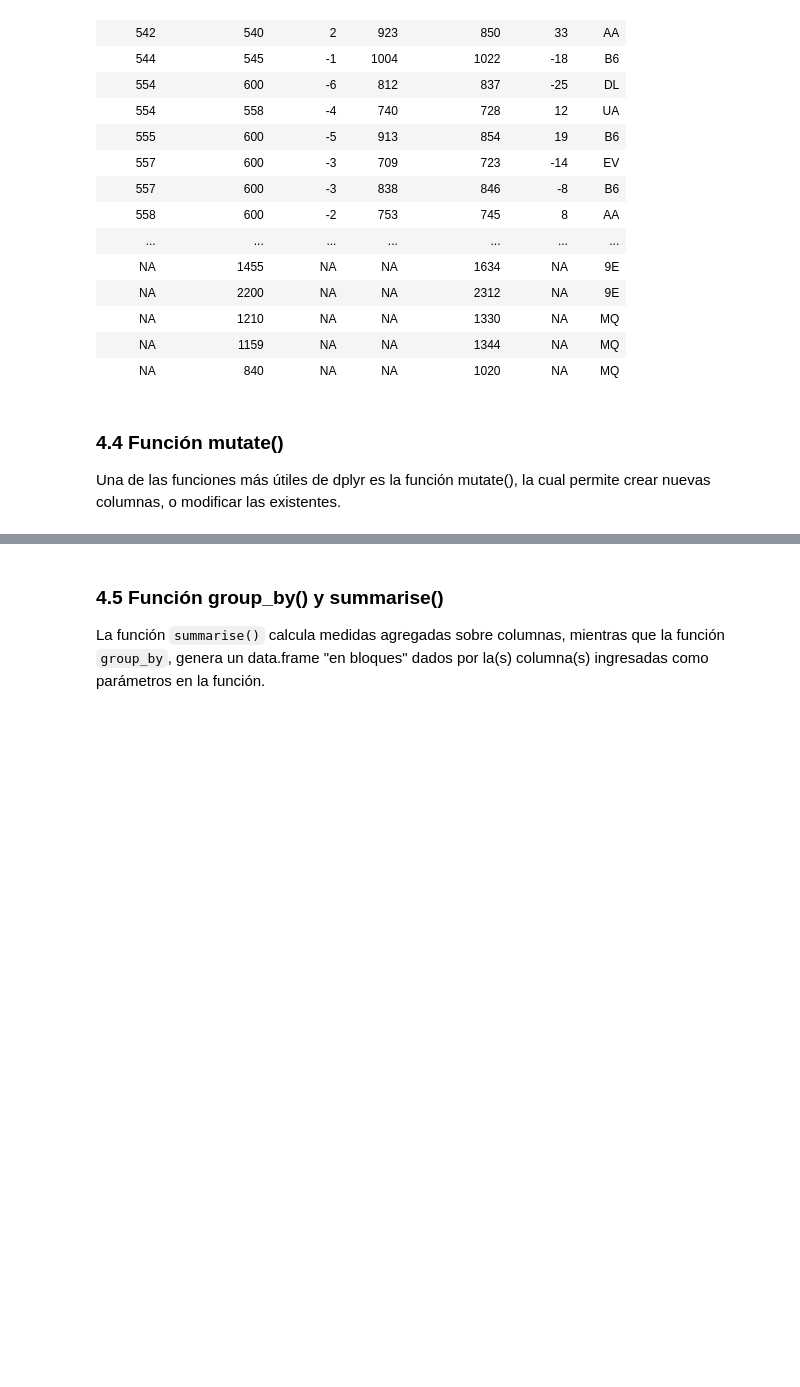
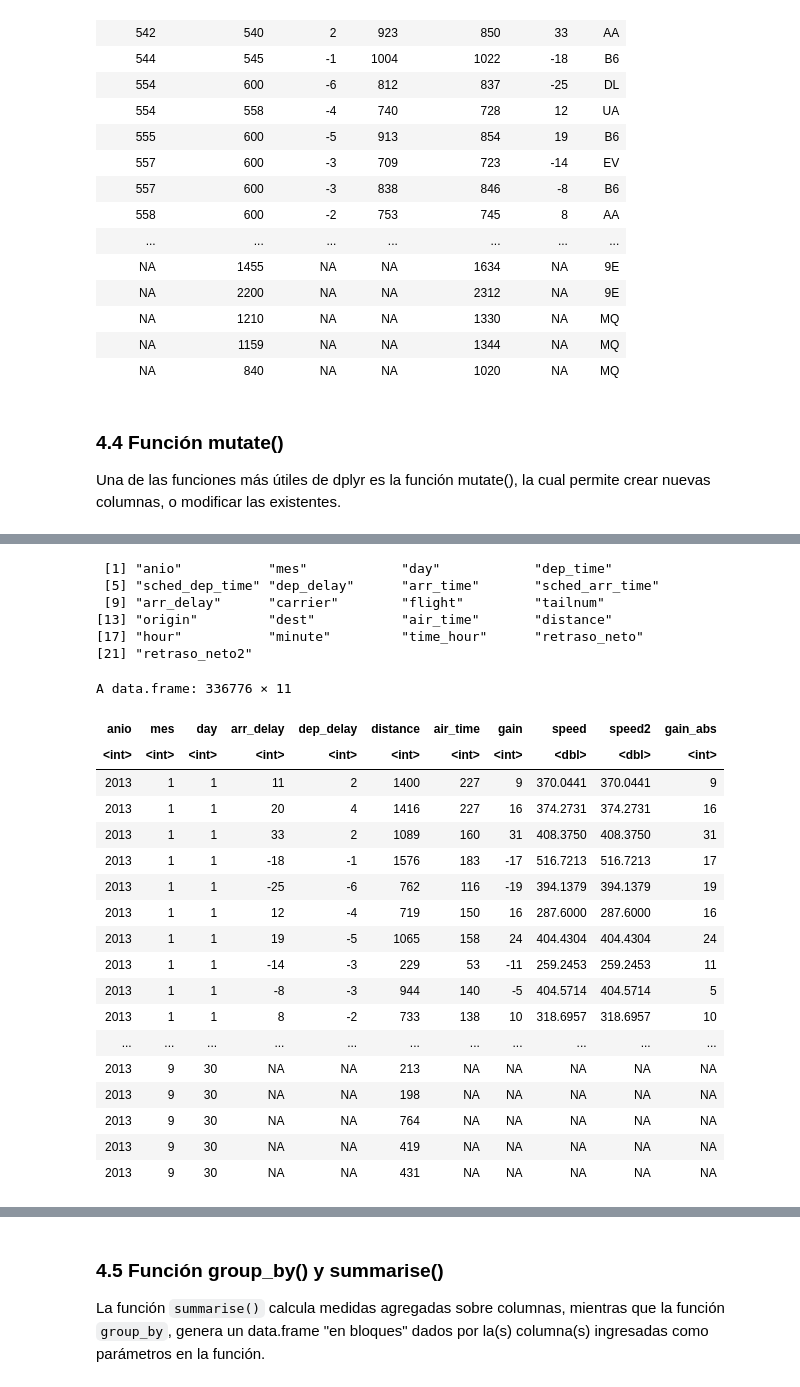
Before and after one commit to majorquev/DBDC_202409_Programacion_en_R_para_ciencia_de_datos, a Jupyter notebook: Clases/C3/Clase3_01_manipulacion_de_tablas_I.ipynb, the cells around one changed output, grey strips where cells are left out. Drawn from its saved outputs; the diff is of its cells as text; code cells hidden in the pictures; blank space fills up the shorter version.

```diff
--- a/Clases/C3/Clase3_01_manipulacion_de_tablas_I.ipynb
+++ b/Clases/C3/Clase3_01_manipulacion_de_tablas_I.ipynb
@@ -701,7 +701,5 @@ Una de las funciones más útiles de dplyr es la función mutate(), la cual perm
 # Crear una nueva columna llamada retraso_neto, que contenga la suma de arr_delay y dep_delay
 
 #antes
-
-#ahora
-
-# Recordar que esta nueva columna solo existe en la ejecución y no se ha modificado el dataset original.
+vuelos$retraso_neto <- vuelos$arr_delay + vuelos$dep_delay
+# vuelos[[retraso_neto]] <- vuelos$arr_delay + vuelos$dep_delay
@@ -708,3 +754,49 @@ Una de las funciones más útiles de dplyr es la función mutate(), la cual perm
+# %%
+# Si queremos hacer persistente el cambio en el dataframe
+vuelos <- mutate(vuelos, retraso_neto2 = arr_delay + dep_delay)
+# %%
+names(vuelos)
+# %% [output]
+ [1] "anio"           "mes"            "day"            "dep_time"
+ [5] "sched_dep_time" "dep_delay"      "arr_time"       "sched_arr_time"
+ [9] "arr_delay"      "carrier"        "flight"         "tailnum"
+[13] "origin"         "dest"           "air_time"       "distance"
+[17] "hour"           "minute"         "time_hour"      "retraso_neto"
+[21] "retraso_neto2"
 # %%
 # Primero defina una nueva data llamada muestra_fl que contenga la fecha, los retrasos, la distancia, y el tiempo de vuelo
 # Cree una columna llamada gain que contenga la diferenecia entre arr_delay y dep_delay, y otra llamada speed que mida la velocidad en horas (distancia / tiempo de vuelo * 60)
+muestra_fl <- select(vuelos,
+                     anio,
+                     mes,
+                     day,
+                     arr_delay,
+                     dep_delay,
+                     distance,
+                     air_time)
+# %%
+muestra_fl <- mutate(muestra_fl, gain = arr_delay - dep_delay,
+                                 speed = 60*distance/air_time,
+                                 speed2 = distance/air_time*60,
+                                 gain_abs = abs(gain))
+muestra_fl
+# %% [output]
+A data.frame: 336776 × 11
+| anio | mes | day | arr_delay | dep_delay | distance | air_time | gain | speed | speed2 | gain_abs |
+| <int> | <int> | <int> | <int> | <int> | <int> | <int> | <int> | <dbl> | <dbl> | <int> |
+| 2013 | 1 | 1 | 11 | 2 | 1400 | 227 | 9 | 370.0441 | 370.0441 | 9 |
+| 2013 | 1 | 1 | 20 | 4 | 1416 | 227 | 16 | 374.2731 | 374.2731 | 16 |
+| 2013 | 1 | 1 | 33 | 2 | 1089 | 160 | 31 | 408.3750 | 408.3750 | 31 |
+| 2013 | 1 | 1 | -18 | -1 | 1576 | 183 | -17 | 516.7213 | 516.7213 | 17 |
+| 2013 | 1 | 1 | -25 | -6 | 762 | 116 | -19 | 394.1379 | 394.1379 | 19 |
+| 2013 | 1 | 1 | 12 | -4 | 719 | 150 | 16 | 287.6000 | 287.6000 | 16 |
+| 2013 | 1 | 1 | 19 | -5 | 1065 | 158 | 24 | 404.4304 | 404.4304 | 24 |
+| 2013 | 1 | 1 | -14 | -3 | 229 | 53 | -11 | 259.2453 | 259.2453 | 11 |
+| 2013 | 1 | 1 | -8 | -3 | 944 | 140 | -5 | 404.5714 | 404.5714 | 5 |
+| 2013 | 1 | 1 | 8 | -2 | 733 | 138 | 10 | 318.6957 | 318.6957 | 10 |
+| ... | ... | ... | ... | ... | ... | ... | ... | ... | ... | ... |
+| 2013 | 9 | 30 | NA | NA | 213 | NA | NA | NA | NA | NA |
+| 2013 | 9 | 30 | NA | NA | 198 | NA | NA | NA | NA | NA |
+| 2013 | 9 | 30 | NA | NA | 764 | NA | NA | NA | NA | NA |
+| 2013 | 9 | 30 | NA | NA | 419 | NA | NA | NA | NA | NA |
+| 2013 | 9 | 30 | NA | NA | 431 | NA | NA | NA | NA | NA |
```
Also changed, not shown: parts of 9 cells of this notebook.
